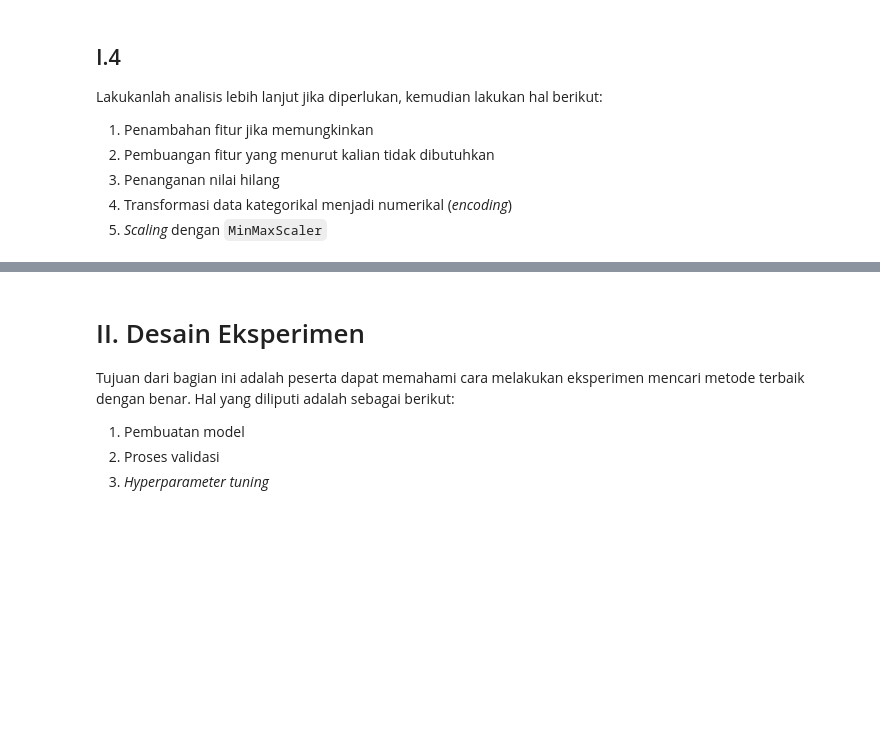
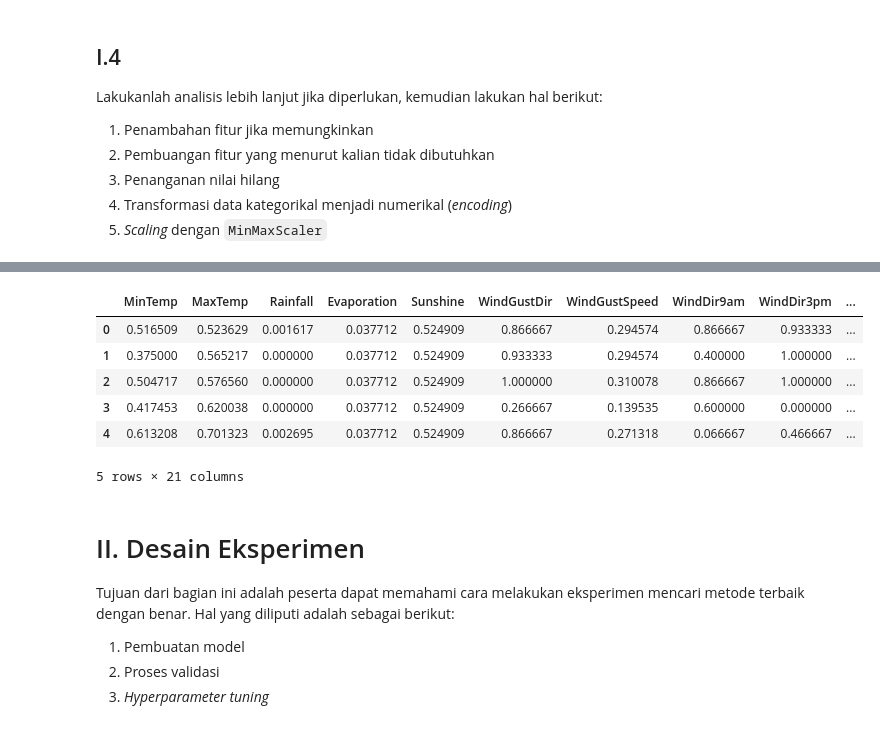
Before and after one commit to ZianTsabit/PraPraktikum-ML, a Jupyter notebook: Tugas_Prapraktikum_IF3270.ipynb, the cells around one changed output, grey strips where cells are left out. Cells and saved outputs as stored; diff of their text form; code cells hidden in the pictures; blank space fills up the shorter version.

```diff
--- a/Tugas_Prapraktikum_IF3270.ipynb
+++ b/Tugas_Prapraktikum_IF3270.ipynb
@@ -175,5 +231,18 @@ Lakukanlah analisis lebih lanjut jika diperlukan, kemudian lakukan hal berikut:
 # %%
 # I.4.5 Scaling dengan metode MinMaxScaler
+
+scaler = MinMaxScaler()
+scaled_df = scaler.fit_transform(df)
+scaled_df = pd.DataFrame(scaled_df, columns = df.columns)
+scaled_df.head()
+# %% [output]
+|  | MinTemp | MaxTemp | Rainfall | Evaporation | Sunshine | WindGustDir | WindGustSpeed | WindDir9am | WindDir3pm | ... |
+| 0 | 0.516509 | 0.523629 | 0.001617 | 0.037712 | 0.524909 | 0.866667 | 0.294574 | 0.866667 | 0.933333 | ... |
+| 1 | 0.375000 | 0.565217 | 0.000000 | 0.037712 | 0.524909 | 0.933333 | 0.294574 | 0.400000 | 1.000000 | ... |
+| 2 | 0.504717 | 0.576560 | 0.000000 | 0.037712 | 0.524909 | 1.000000 | 0.310078 | 0.866667 | 1.000000 | ... |
+| 3 | 0.417453 | 0.620038 | 0.000000 | 0.037712 | 0.524909 | 0.266667 | 0.139535 | 0.600000 | 0.000000 | ... |
+| 4 | 0.613208 | 0.701323 | 0.002695 | 0.037712 | 0.524909 | 0.866667 | 0.271318 | 0.066667 | 0.466667 | ... |
+5 rows × 21 columns
 # %% [markdown]
 # II. Desain Eksperimen
 Tujuan dari bagian ini adalah peserta dapat memahami cara melakukan eksperimen mencari metode terbaik dengan benar. Hal yang diliputi adalah sebagai berikut:
```
Also changed, not shown: parts of 10 cells of this notebook.
